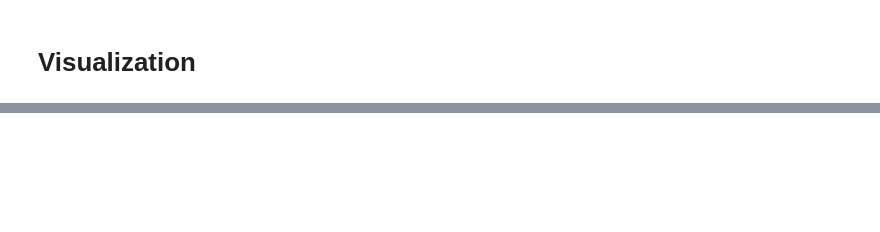
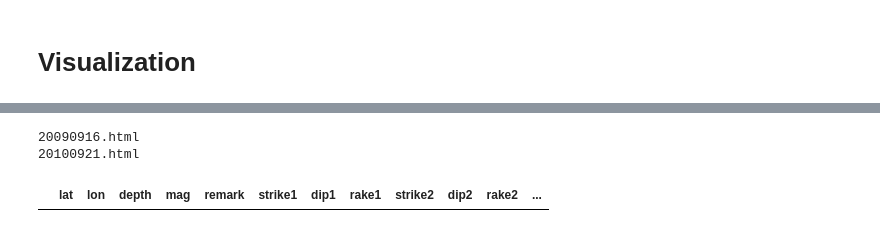
Before and after one commit to kekavigi/repo-gempa, a Jupyter notebook: visualization.ipynb, the cells around one changed output, grey strips where cells are left out. Drawn from its saved outputs; the diff is of its cells as text; code cells hidden in the pictures; blank space fills up the shorter version.

Commit message:
update data

```diff
--- a/visualization.ipynb
+++ b/visualization.ipynb
@@ -67,0 +9,19 @@ katalog.groupby('tgl').mean()['mag'].plot(figsize=(16, 4));
+# %%
+df = pd.read_csv('katalog_gempa.csv')
+
+# create datetime column
+f = lambda x: f'{x[0]} {x[1]}'
+df['datetime'] = pd.to_datetime(df[['tgl', 'ot']].apply(f, axis=1))
+df.drop(columns=['tgl', 'ot'], inplace=True)
+# %%
+# different way to plot earthquake's magnitude
+mag_by_date = df.set_index('datetime').resample('D')['mag'].mean()
+
+calendar = mag_by_date\
+    .resample('30D')\
+    .apply(list)\
+    .to_list()[:-1]
+
+calendar = np.array(calendar)
+fig = px.imshow(calendar.T)
+fig.show()
@@ -67,0 +30,19 @@ katalog.groupby('tgl').mean()['mag'].plot(figsize=(16, 4));
+# %%
+result = []
+for date in date_na:
+    filename = '{}{}{}.html'.format(
+        date.year,
+        f'{date.month}'.zfill(2),
+        f'{date.day}'.zfill(2))
+
+    with open(f'raw/{filename}') as f:
+        is_correct = 'No data found for your request!' in f.read()
+    if not is_correct:
+        print(filename)
+# %% [output]
+20090916.html
+20100921.html
+# %%
+df[df.duplicated()]
+# %% [output]
+|  | lat | lon | depth | mag | remark | strike1 | dip1 | rake1 | strike2 | dip2 | rake2 | ... |
```
Also changed, not shown: parts of 8 cells of this notebook, 5 other files.
